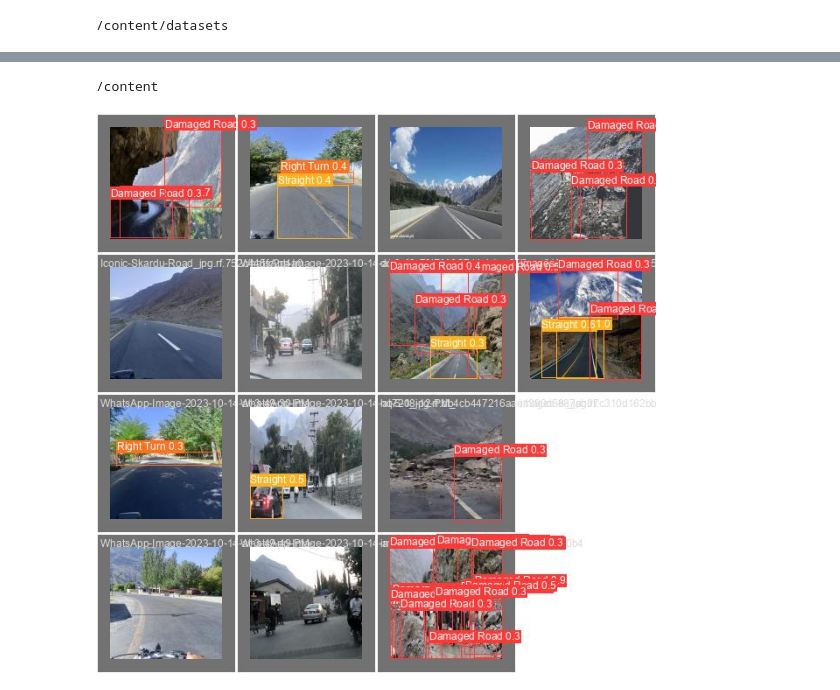
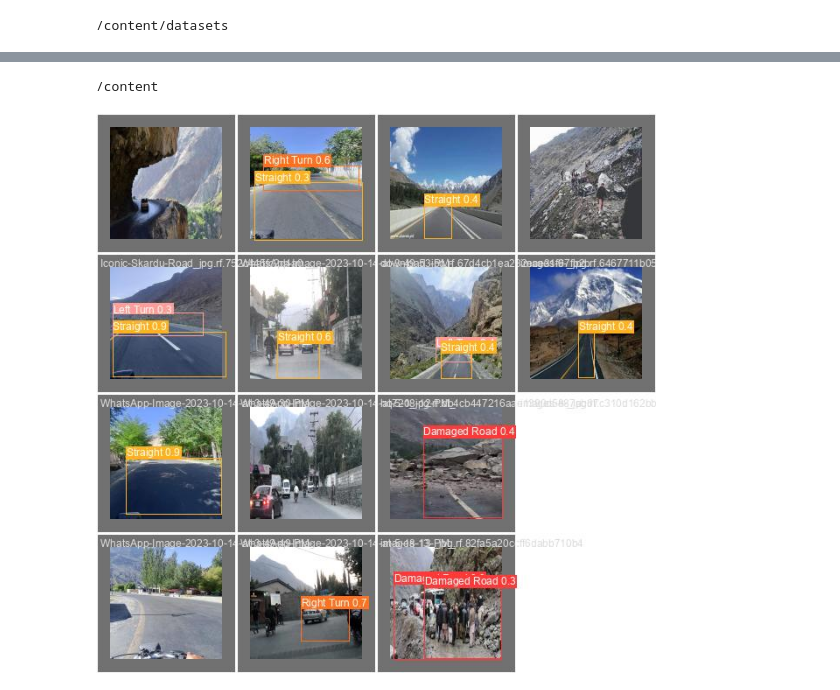
Before and after one commit to GulshanYasmeen/Object-Detection, a Jupyter notebook: ODproject.ipynb, the cells around one changed output, grey strips where cells are left out. Saved outputs shown, nothing was run; the diff lists cells and outputs as text; code cells hidden in the pictures.

```diff
--- a/ODproject.ipynb
+++ b/ODproject.ipynb
@@ -73,9 +123,9 @@ Image(filename=f'{HOME}/runs/detect/train/results.png', width=600)
 # %%
 %cd {HOME}
-Image(filename=f'{HOME}/runs/detect/train/val_batch0_pred.jpg', width=1000)
+Image(filename=f'{HOME}/runs/detect/train3/val_batch0_pred.jpg', width=1000)
 # %% [output]
 /content
-[figure, old version]
+[figure, new version]
 # %%
 %cd {HOME}
 
```
Also changed, not shown: parts of 11 cells of this notebook.
